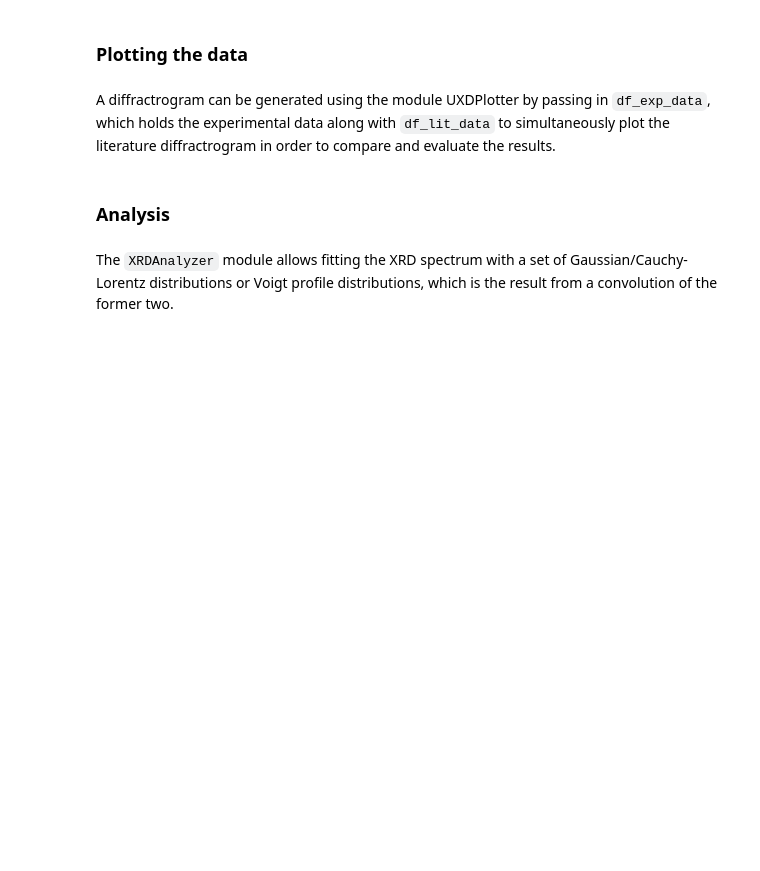
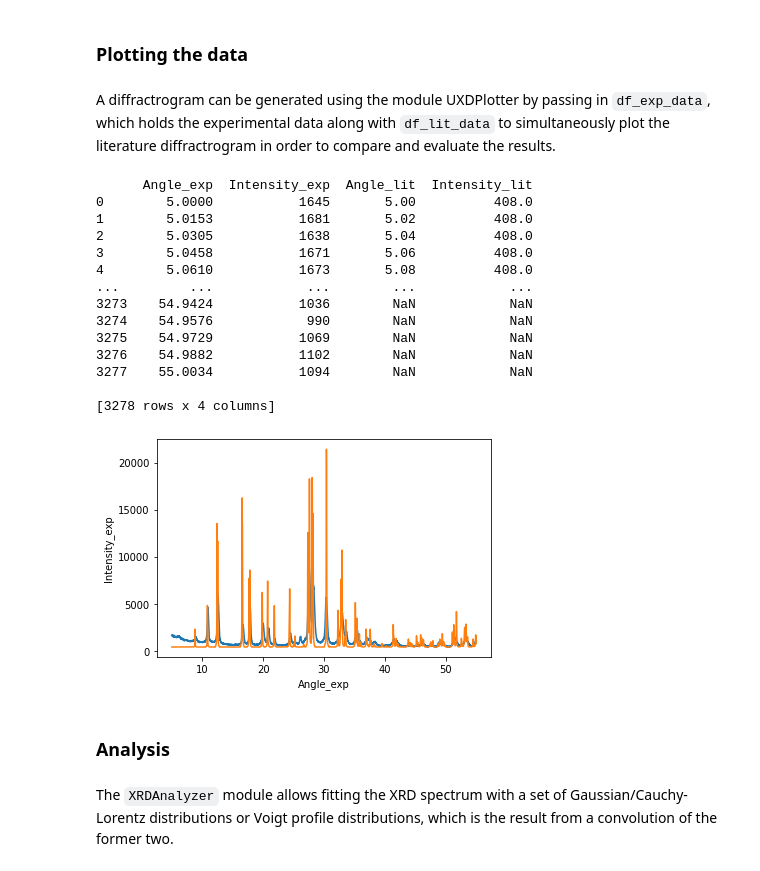
Before and after one commit to FAIRChemistry/XRD_showcase, a Jupyter notebook: app/main.ipynb, the cells around one changed output. Drawn from its saved outputs; the diff is of its cells as text; code cells hidden in the pictures; blank space fills up the shorter version.

```diff
--- a/app/main.ipynb
+++ b/app/main.ipynb
@@ -43,7 +43,7 @@ path_to_directory = Path.cwd()
 reader = UXDReader(path_to_directory)
 meta_data = reader.extract_meta_data('XRD_data_set_exp')
 df_exp_data = reader.extract_data('XRD_data_set_exp')
-df_lit_data = pd.read_csv('XRD_data_set_lit.txt', delim_whitespace=True, names=['Angle', 'Intensity'])
+df_lit_data = pd.read_csv('XRD_data_set_lit.txt', delim_whitespace=True, names=['Angle_lit', 'Intensity_lit'])
 # %% [markdown]
 ### Feeding the data model
 # %% [markdown]
@@ -77,8 +77,24 @@ The content of the data model can be shown by using `yaml`.
 # %% [markdown]
 A diffractrogram can be generated using the module UXDPlotter by passing in `df_exp_data`, which holds the experimental data along with `df_lit_data` to simultaneously plot the literature diffractrogram in order to compare and evaluate the results.
 # %%
-#plotter = XRDPlotter(df_exp_data, df_lit_data)
-#xrdplot = plotter.plotting()
+plotter = XRDPlotter(df_exp_data, df_lit_data)
+xrdplot = plotter.plotting()
+# %% [output]
+      Angle_exp  Intensity_exp  Angle_lit  Intensity_lit
+0        5.0000           1645       5.00          408.0
+1        5.0153           1681       5.02          408.0
+2        5.0305           1638       5.04          408.0
+3        5.0458           1671       5.06          408.0
+4        5.0610           1673       5.08          408.0
+...         ...            ...        ...            ...
+3273    54.9424           1036        NaN            NaN
+3274    54.9576            990        NaN            NaN
+3275    54.9729           1069        NaN            NaN
+3276    54.9882           1102        NaN            NaN
+3277    55.0034           1094        NaN            NaN
+
+[3278 rows x 4 columns]
+[figure, added]
 # %% [markdown]
 ### Analysis
 # %% [markdown]
```
Also changed, not shown: parts of 4 cells of this notebook, 13 other files.
